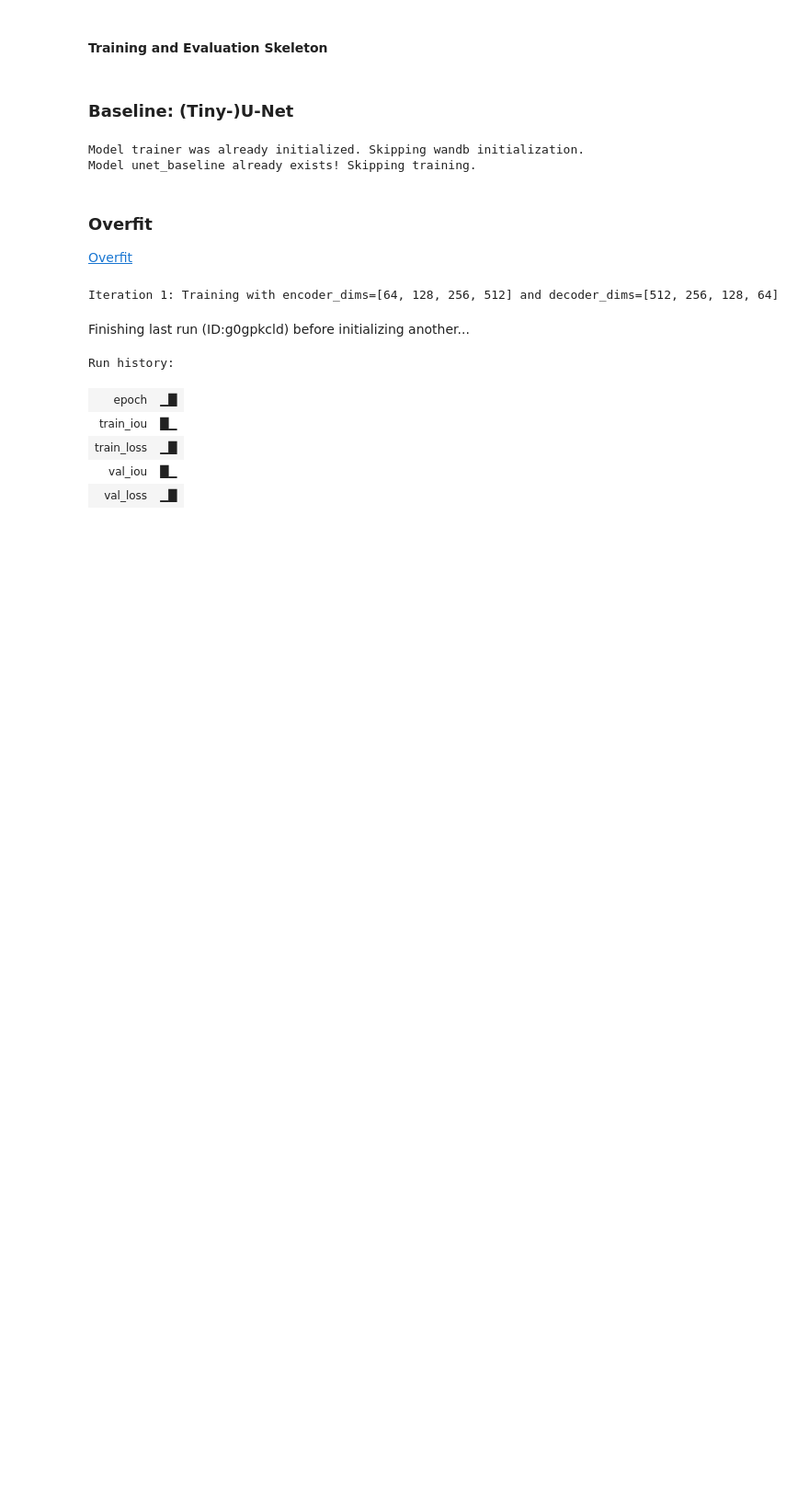
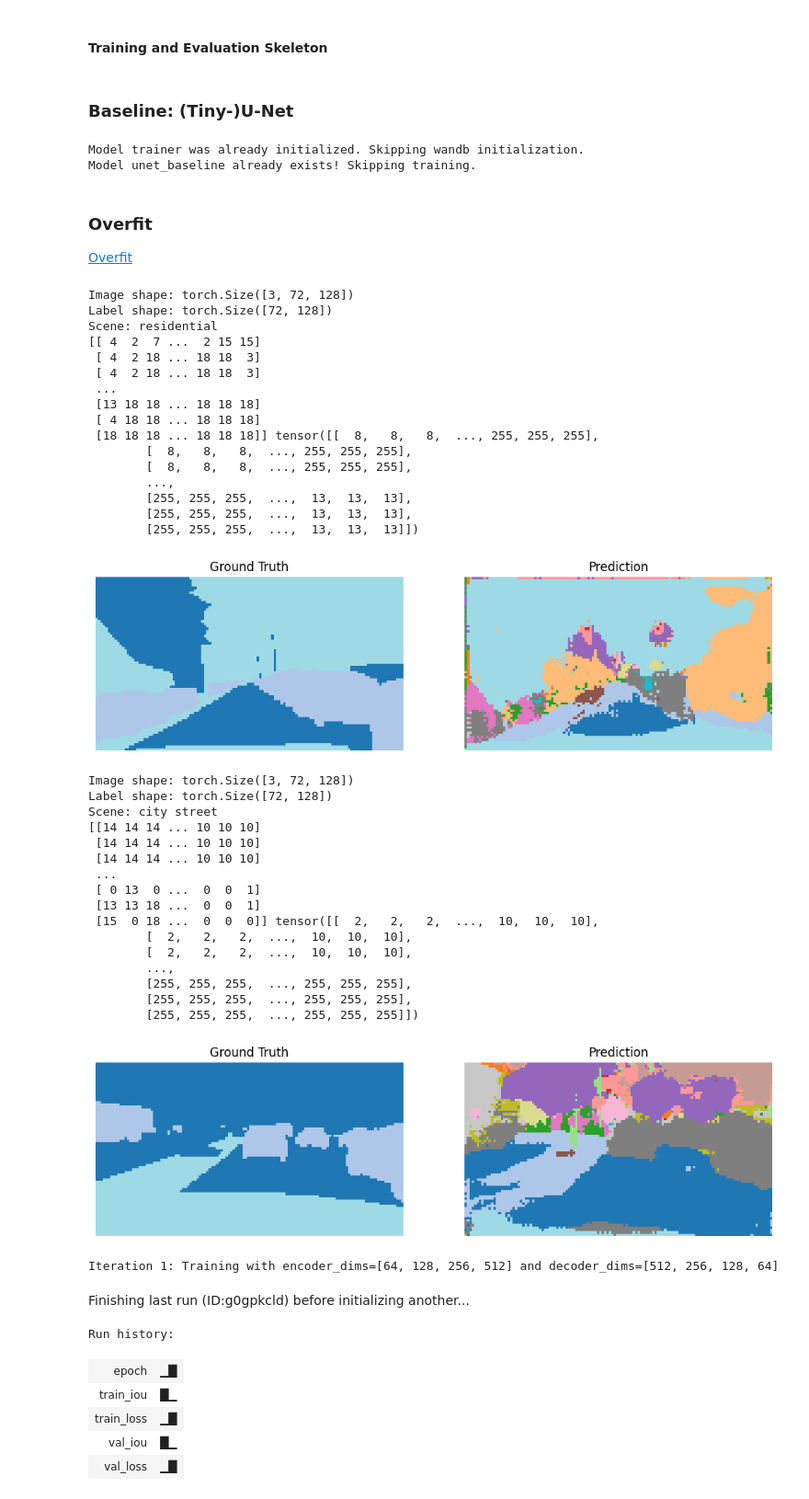
Before and after one commit to okaynils/fhnw-ds-dlbs, a Jupyter notebook: main.ipynb, the cells around one changed output. Shown at 92% size. Drawn from its saved outputs; the diff is of its cells as text; code cells hidden in the pictures; blank space fills up the shorter version.

```diff
--- a/main.ipynb
+++ b/main.ipynb
@@ -217,12 +217,12 @@ check_dataset_overlap(
 )
 
 image_transform = transforms.Compose([
-    transforms.Resize((72, 128)),
+    transforms.Resize((128, 128)),
     transforms.ToTensor(),
 ])
 
 label_transform = transforms.Compose([
-    transforms.Resize((72, 128), interpolation=transforms.InterpolationMode.NEAREST),
+    transforms.Resize((128, 128), interpolation=transforms.InterpolationMode.NEAREST),
     transforms.Lambda(lambda x: torch.tensor(np.array(x), dtype=torch.long)),
 ])
 
@@ -455,3 +561,42 @@ slurm = Slurm(
+# %%
+from core import VanillaUNet
+
+Analyzer(run_id="6zef8gfm", project_name="dlbs", entity_name="okaynils", test_dataset=test_dataset, model=VanillaUNet(num_classes=19, base_filters=128))._test_n_samples([1,2])
+# %% [output]
+Image shape: torch.Size([3, 72, 128])
+Label shape: torch.Size([72, 128])
+Scene: residential
+[[ 4  2  7 ...  2 15 15]
+ [ 4  2 18 ... 18 18  3]
+ [ 4  2 18 ... 18 18  3]
+ ...
+ [13 18 18 ... 18 18 18]
+ [ 4 18 18 ... 18 18 18]
+ [18 18 18 ... 18 18 18]] tensor([[  8,   8,   8,  ..., 255, 255, 255],
+        [  8,   8,   8,  ..., 255, 255, 255],
+        [  8,   8,   8,  ..., 255, 255, 255],
+        ...,
+        [255, 255, 255,  ...,  13,  13,  13],
+        [255, 255, 255,  ...,  13,  13,  13],
+        [255, 255, 255,  ...,  13,  13,  13]])
+[figure, added]
+Image shape: torch.Size([3, 72, 128])
+Label shape: torch.Size([72, 128])
+Scene: city street
+[[14 14 14 ... 10 10 10]
+ [14 14 14 ... 10 10 10]
+ [14 14 14 ... 10 10 10]
+ ...
+ [ 0 13  0 ...  0  0  1]
+ [13 13 18 ...  0  0  1]
+ [15  0 18 ...  0  0  0]] tensor([[  2,   2,   2,  ...,  10,  10,  10],
+        [  2,   2,   2,  ...,  10,  10,  10],
+        [  2,   2,   2,  ...,  10,  10,  10],
+        ...,
+        [255, 255, 255,  ..., 255, 255, 255],
+        [255, 255, 255,  ..., 255, 255, 255],
+        [255, 255, 255,  ..., 255, 255, 255]])
+[figure, added]
 # %%
 import torch.optim as optim
 import torch.nn as nn
```
Also changed, not shown: parts of 4 cells of this notebook, 7 other files.
